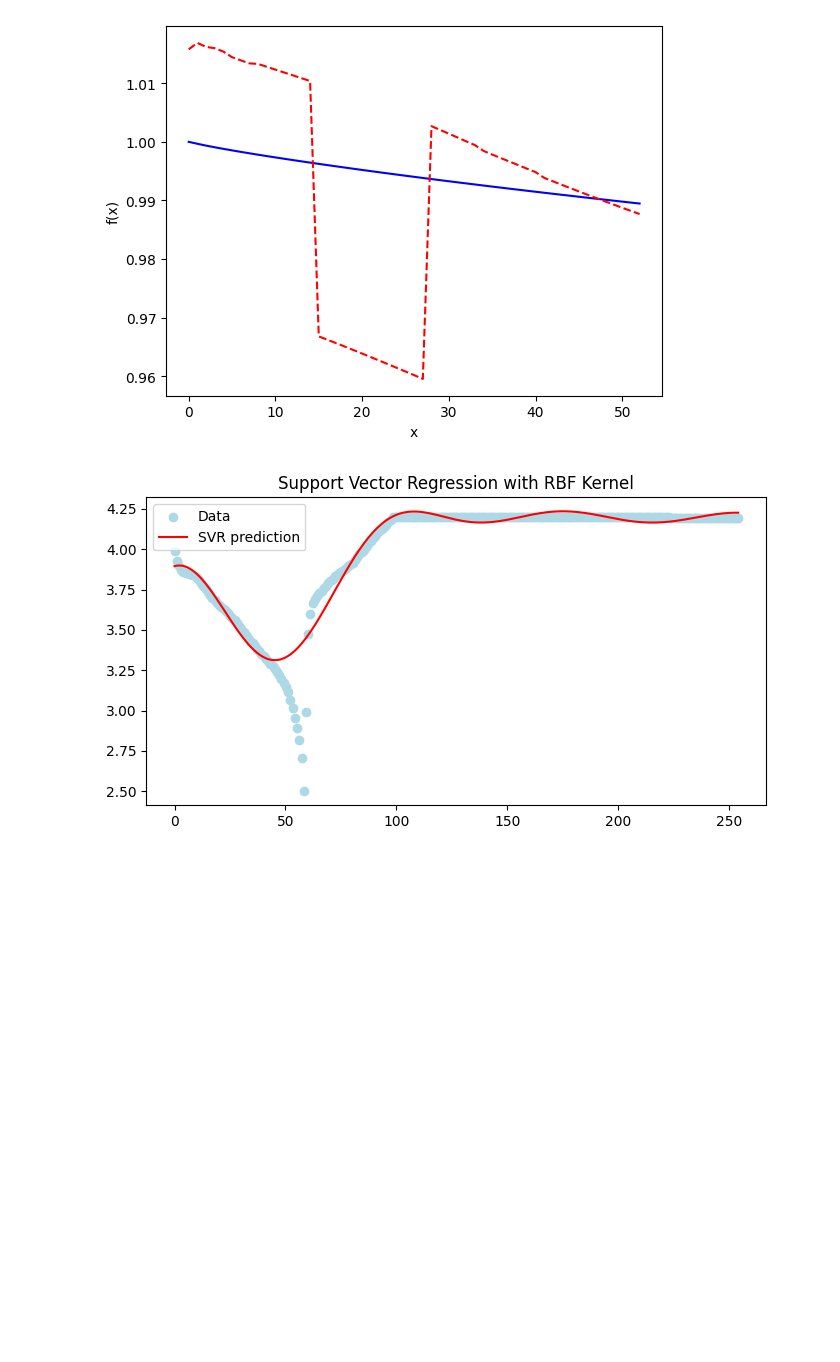
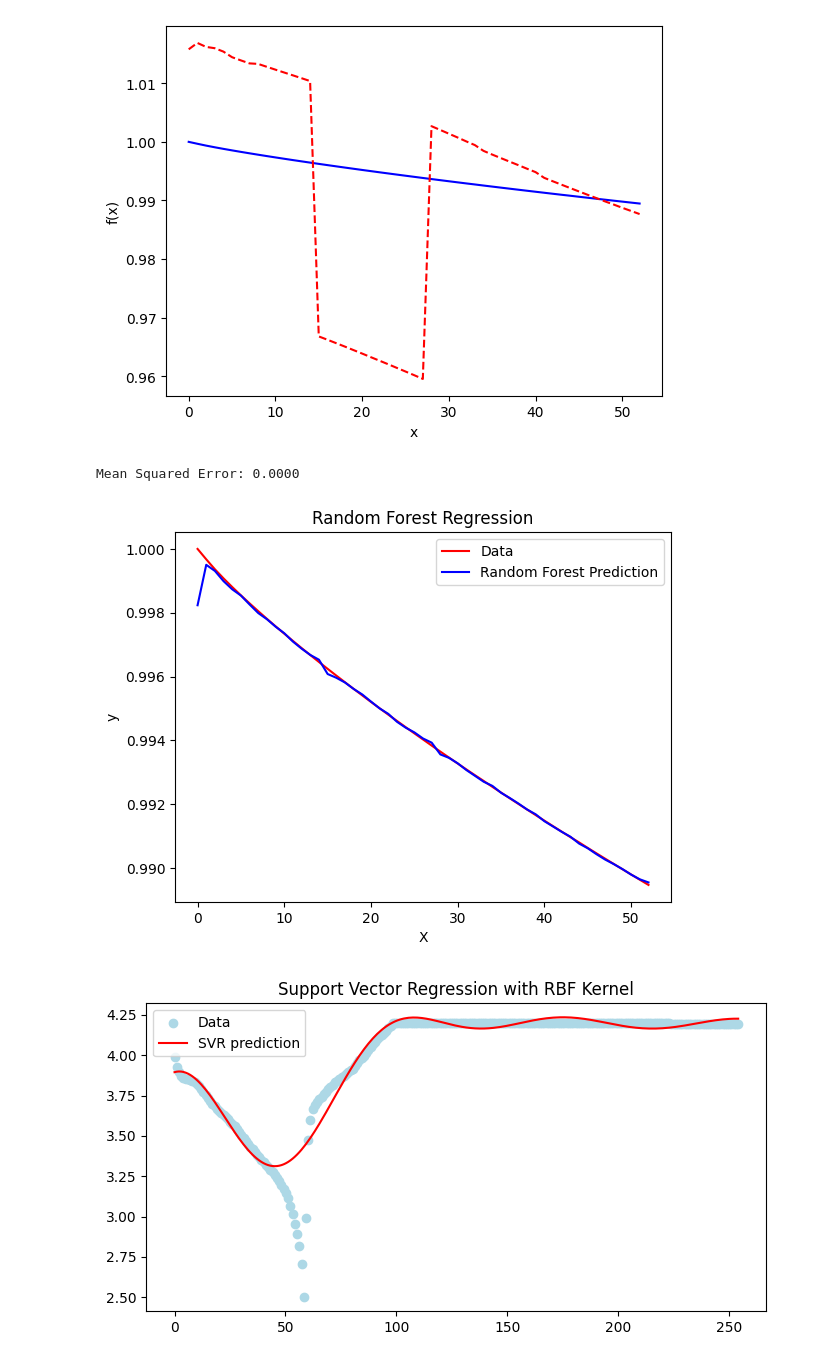
Before and after one commit to frekkoz3/EESTEC-HACKATHON-2025, a Jupyter notebook: curve_representation.ipynb, the cells around one changed output. Drawn from its saved outputs; the diff is of its cells as text; code cells hidden in the pictures; blank space fills up the shorter version.

```diff
--- a/curve_representation.ipynb
+++ b/curve_representation.ipynb
@@ -309,6 +309,31 @@ model.plot_predictions(x, y)
 # %% [output]
 2/2 ━━━━━━━━━━━━━━━━━━━━ 0s 44ms/step
 [figure]
+# %%
+from sklearn.ensemble import RandomForestRegressor
+from sklearn.model_selection import train_test_split
+from sklearn.metrics import mean_squared_error
+# Define and train the Random Forest model
+model = RandomForestRegressor(n_estimators=100, random_state=42)
+model.fit(x, y)
+
+# Predict on the test set
+y_pred = model.predict(x)
+
+# Evaluate performance
+mse = mean_squared_error(y, y_pred)
+print(f"Mean Squared Error: {mse:.4f}")
+
+plt.plot(y, label='Data', color='red')
+plt.plot(y_pred, label='Random Forest Prediction', color='blue')
+plt.legend()
+plt.title('Random Forest Regression')
+plt.xlabel('X')
+plt.ylabel('y')
+plt.show()
+# %% [output]
+Mean Squared Error: 0.0000
+[figure, added]
 # %%
 import numpy as np
 import matplotlib.pyplot as plt
```
